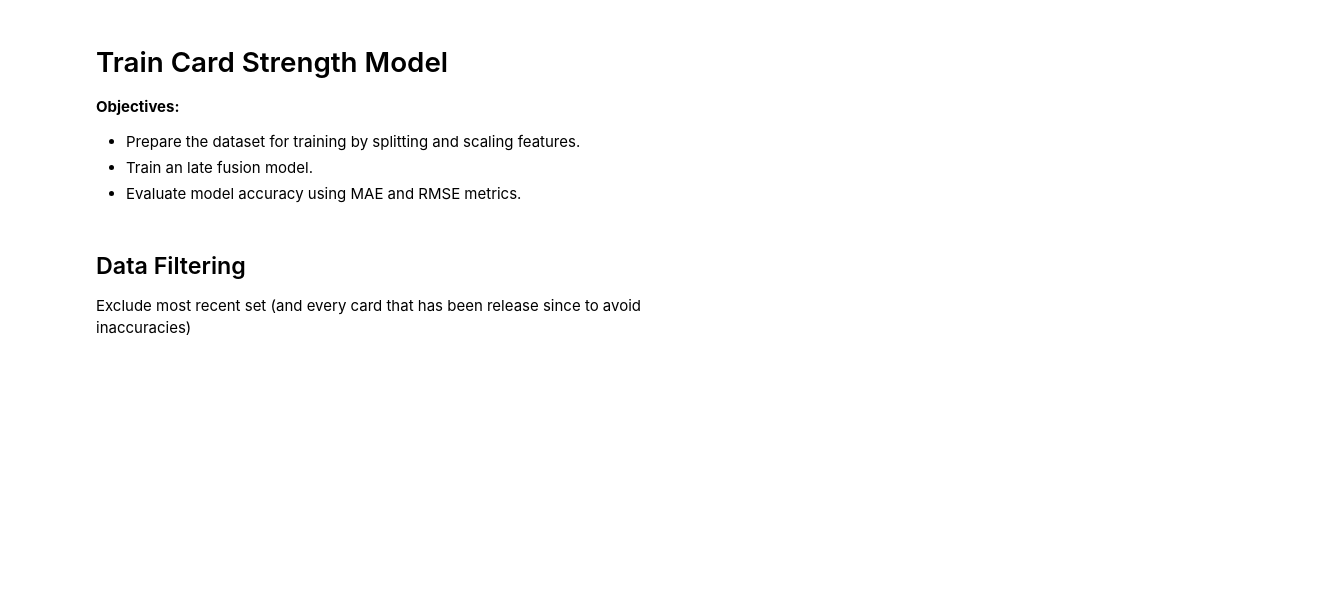
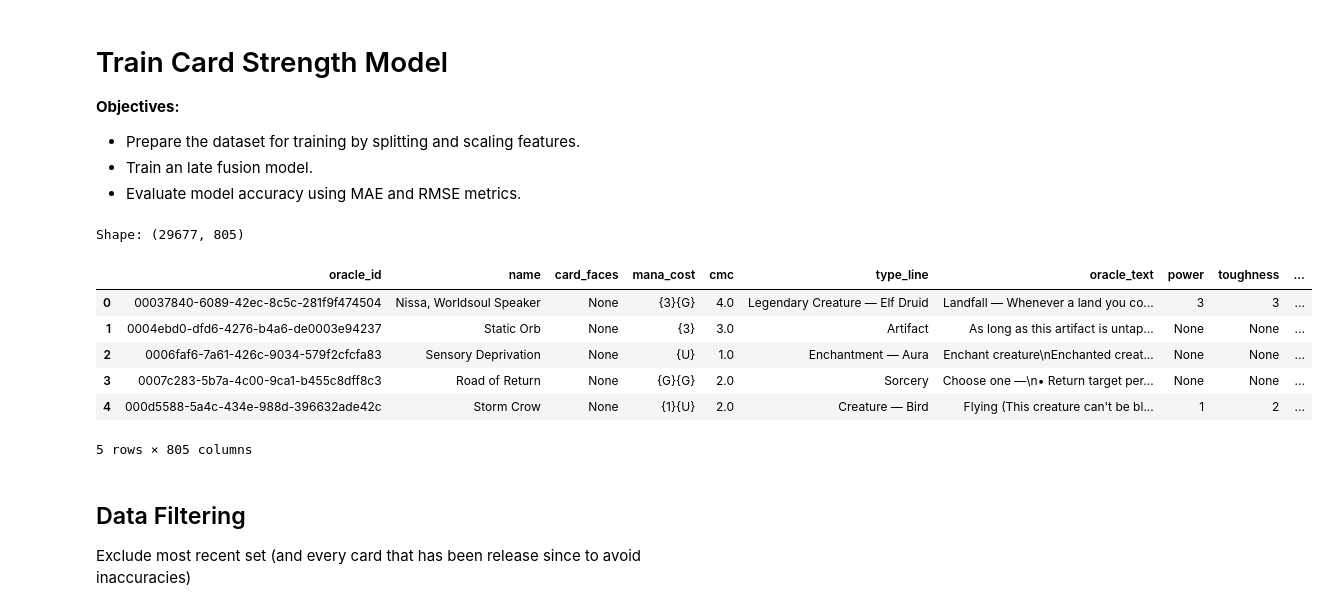
Before and after one commit to LUKEx76/mtg_ai, a Jupyter notebook: src/train_card_strength_model.ipynb, the cells around one changed output. Cells and saved outputs as stored; diff of their text form; code cells hidden in the pictures; blank space fills up the shorter version.

```diff
--- a/src/train_card_strength_model.ipynb
+++ b/src/train_card_strength_model.ipynb
@@ -23,12 +27,22 @@ SEED = 1893
 # %%
 np.random.seed(SEED)
 df_input = pd.read_parquet(INPUT_DATA_PATH)
 df_label = pd.read_excel(LABEL_DATA_PATH)
 
-# TODO: merge data
-df = df_input.merge(df_label, "left", "oracle_id")
+cols_to_use = df_label.columns.difference(df_input.columns).tolist()
+df = df_input.merge(df_label[cols_to_use + ["oracle_id"]], on="oracle_id", how="left")
+
 print(f"Shape: {df.shape}")
 df.head()
+# %% [output]
+Shape: (29677, 805)
+|  | oracle_id | name | card_faces | mana_cost | cmc | type_line | oracle_text | power | toughness | ... |
+| 0 | 00037840-6089-42ec-8c5c-281f9f474504 | Nissa, Worldsoul Speaker | None | {3}{G} | 4.0 | Legendary Creature — Elf Druid | Landfall — Whenever a land you co... | 3 | 3 | ... |
+| 1 | 0004ebd0-dfd6-4276-b4a6-de0003e94237 | Static Orb | None | {3} | 3.0 | Artifact | As long as this artifact is untap... | None | None | ... |
+| 2 | 0006faf6-7a61-426c-9034-579f2cfcfa83 | Sensory Deprivation | None | {U} | 1.0 | Enchantment — Aura | Enchant creature\nEnchanted creat... | None | None | ... |
+| 3 | 0007c283-5b7a-4c00-9ca1-b455c8dff8c3 | Road of Return | None | {G}{G} | 2.0 | Sorcery | Choose one —\n• Return target per... | None | None | ... |
+| 4 | 000d5588-5a4c-434e-988d-396632ade42c | Storm Crow | None | {1}{U} | 2.0 | Creature — Bird | Flying (This creature can't be bl... | 1 | 2 | ... |
+5 rows × 805 columns
 # %% [markdown]
 ## Data Filtering
 
```
Also changed, not shown: parts of 8 cells of this notebook, 1 other file.
